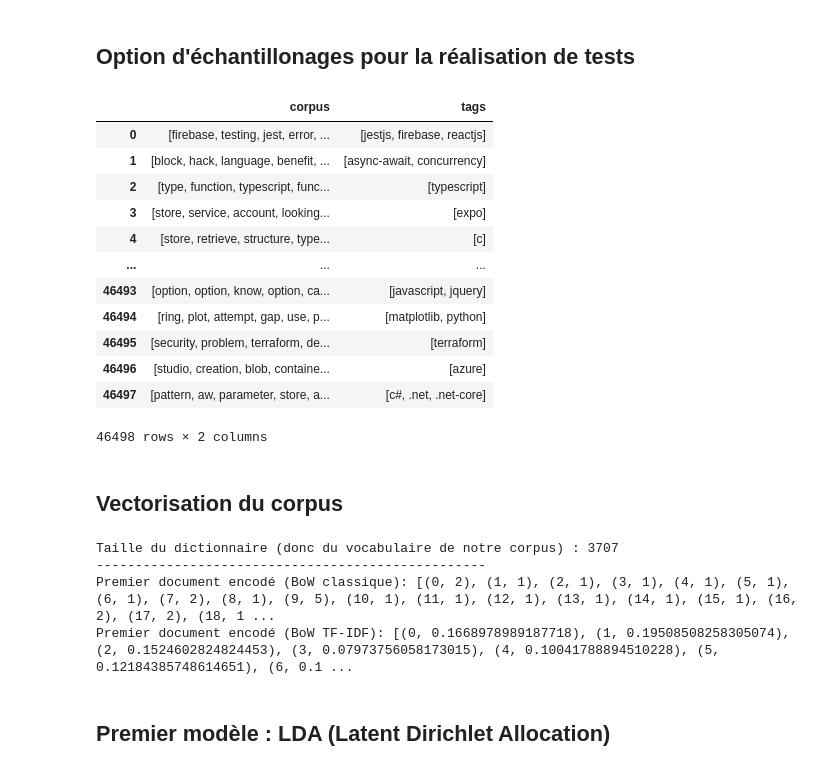
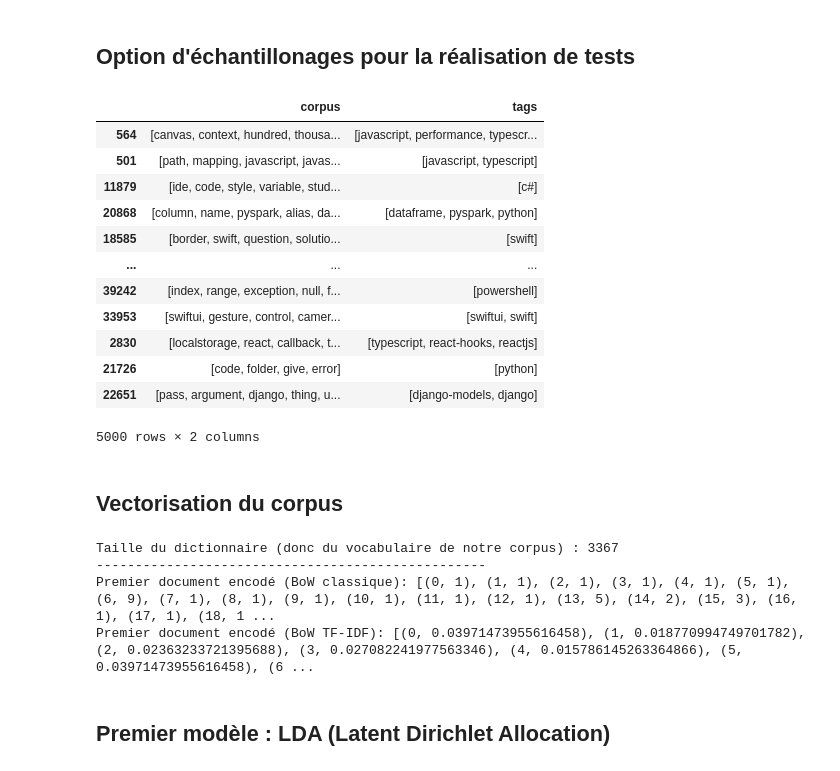
Before and after one commit to BiGHeaDMaX/Suggestion-automatique-de-mots-cles, a Jupyter notebook: 03 - Approche non supervisée.ipynb, the cells around one changed output. Drawn from its saved outputs; the diff is of its cells as text; code cells hidden in the pictures.

```diff
--- a/03 - Approche non supervisée.ipynb
+++ b/03 - Approche non supervisée.ipynb
@@ -56,30 +56,30 @@ data
 # %% [markdown]
 ## **Option d'échantillonages pour la réalisation de tests**
 # %%
-echantillon = False
+echantillon = True
 taille_echantillon = 5000
 
 if echantillon:
     data = data.sample(taille_echantillon, random_state=42)  # random_state car en fonction de l'échantillonage
                                                              # les résultats peuvent changer et pour pouvoir
                                                              # comparer nos tunings d'hyperparamètres, nous devons
                                                              # avoir des résultats reproductibles
 
 data
 # %% [output]
 |  | corpus | tags |
-| 0 | [firebase, testing, jest, error, ... | [jestjs, firebase, reactjs] |
-| 1 | [block, hack, language, benefit, ... | [async-await, concurrency] |
-| 2 | [type, function, typescript, func... | [typescript] |
-| 3 | [store, service, account, looking... | [expo] |
-| 4 | [store, retrieve, structure, type... | [c] |
+| 564 | [canvas, context, hundred, thousa... | [javascript, performance, typescr... |
+| 501 | [path, mapping, javascript, javas... | [javascript, typescript] |
+| 11879 | [ide, code, style, variable, stud... | [c#] |
+| 20868 | [column, name, pyspark, alias, da... | [dataframe, pyspark, python] |
+| 18585 | [border, swift, question, solutio... | [swift] |
 | ... | ... | ... |
-| 46493 | [option, option, know, option, ca... | [javascript, jquery] |
-| 46494 | [ring, plot, attempt, gap, use, p... | [matplotlib, python] |
-| 46495 | [security, problem, terraform, de... | [terraform] |
-| 46496 | [studio, creation, blob, containe... | [azure] |
-| 46497 | [pattern, aw, parameter, store, a... | [c#, .net, .net-core] |
+| 39242 | [index, range, exception, null, f... | [powershell] |
+| 33953 | [swiftui, gesture, control, camer... | [swiftui, swift] |
+| 2830 | [localstorage, react, callback, t... | [typescript, react-hooks, reactjs] |
+| 21726 | [code, folder, give, error] | [python] |
+| 22651 | [pass, argument, django, thing, u... | [django-models, django] |
-46498 rows × 2 columns
+5000 rows × 2 columns
 # %% [markdown]
 ## **Vectorisation du corpus**
 # %%
@@ -107,10 +107,10 @@ print("-"*50)
 print(f"Premier document encodé (BoW classique): {corpus[0][0:20]}")
 print(f"Premier document encodé (BoW TF-IDF): {tfid_corpus[0][0:20]}")
 # %% [output]
-Taille du dictionnaire (donc du vocabulaire de notre corpus) : 3707
+Taille du dictionnaire (donc du vocabulaire de notre corpus) : 3367
 --------------------------------------------------
-Premier document encodé (BoW classique): [(0, 2), (1, 1), (2, 1), (3, 1), (4, 1), (5, 1), (6, 1), (7, 2), (8, 1), (9, 5), (10, 1), (11, 1), (12, 1), (13, 1), (14, 1), (15, 1), (16, 2), (17, 2), (18, 1 ...
-Premier document encodé (BoW TF-IDF): [(0, 0.1668978989187718), (1, 0.19508508258305074), (2, 0.1524602824824453), (3, 0.07973756058173015), (4, 0.10041788894510228), (5, 0.12184385748614651), (6, 0.1 ...
+Premier document encodé (BoW classique): [(0, 1), (1, 1), (2, 1), (3, 1), (4, 1), (5, 1), (6, 9), (7, 1), (8, 1), (9, 1), (10, 1), (11, 1), (12, 1), (13, 5), (14, 2), (15, 3), (16, 1), (17, 1), (18, 1 ...
+Premier document encodé (BoW TF-IDF): [(0, 0.03971473955616458), (1, 0.018770994749701782), (2, 0.02363233721395688), (3, 0.027082241977563346), (4, 0.015786145263364866), (5, 0.03971473955616458), (6 ...
 # %% [markdown]
 ## **Premier modèle : LDA (Latent Dirichlet Allocation)**
 # %% [markdown]
```
Also changed, not shown: parts of 24 cells of this notebook.
